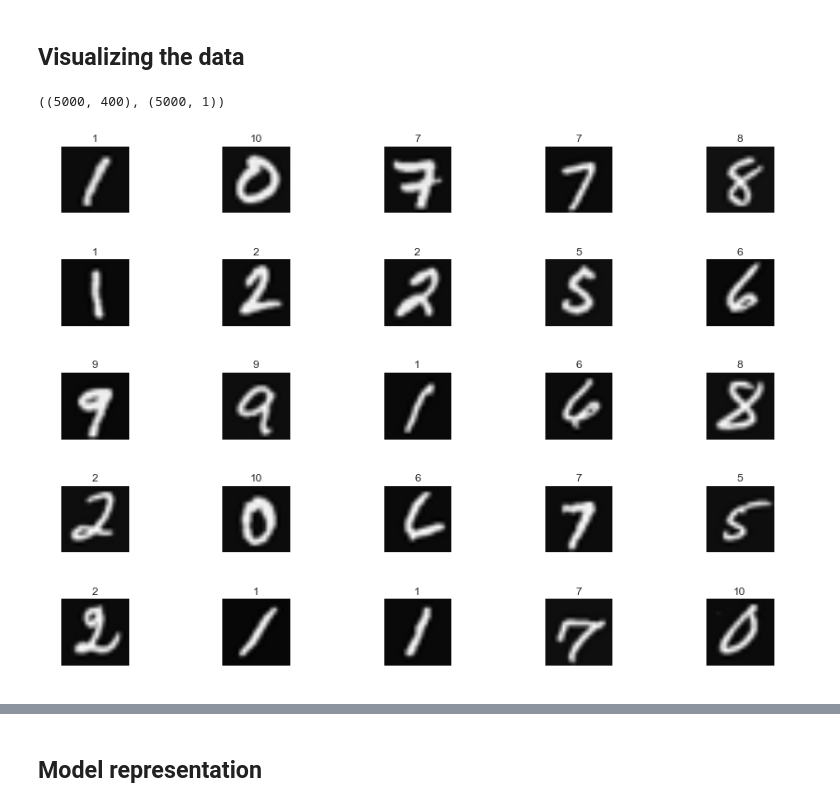
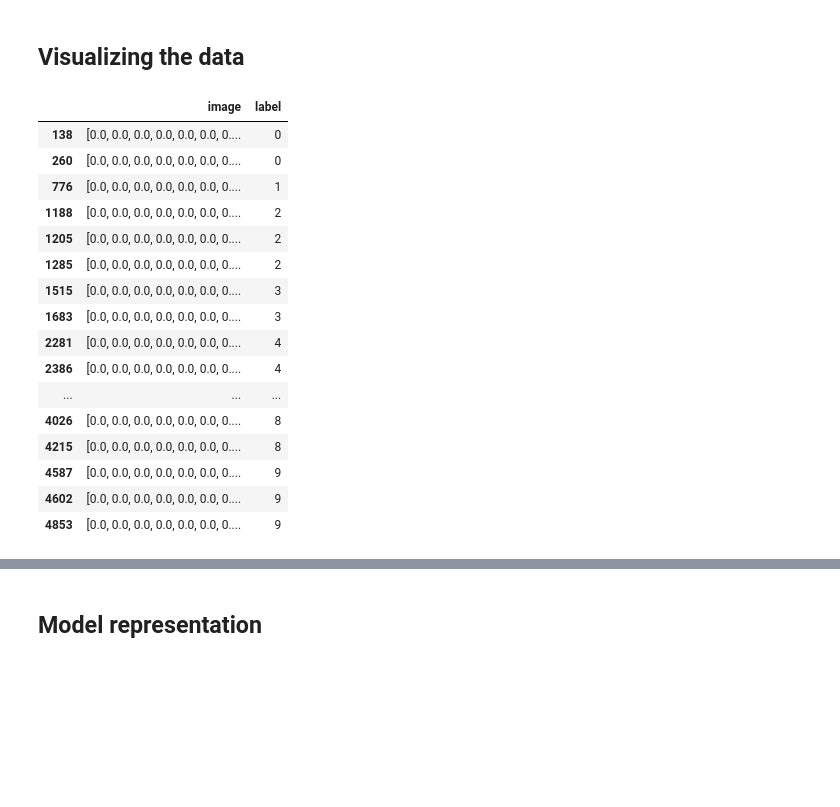
Before and after one commit to uents/coursera-ml, a Jupyter notebook: week05/neural_network_learning.ipynb, the cells around one changed output, grey strips where cells are left out. Cells and saved outputs as stored; diff of their text form; code cells hidden in the pictures; blank space fills up the shorter version.

```diff
--- a/week05/neural_network_learning.ipynb
+++ b/week05/neural_network_learning.ipynb
@@ -19,8 +22,0 @@ plt.rcParams['figure.figsize'] = (15.0, 10.0)   # 図を大きく表示
-# %%
-dataset = loadmat('ex4data1.mat')
-X = dataset['X']
-y = dataset['y']
-
-X.shape, y.shape
-# %% [output]
-((5000, 400), (5000, 1))
@@ -27 +30,23 @@ X.shape, y.shape
+# %%
+# ランダムに抽出して表示
+ixs = sorted(np.random.randint(0, len(train_frame['label']), 20))
+train_frame.take(ixs)
+# %% [output]
+|  | image | label |
+| 138 | [0.0, 0.0, 0.0, 0.0, 0.0, 0.0, 0.... | 0 |
+| 260 | [0.0, 0.0, 0.0, 0.0, 0.0, 0.0, 0.... | 0 |
+| 776 | [0.0, 0.0, 0.0, 0.0, 0.0, 0.0, 0.... | 1 |
+| 1188 | [0.0, 0.0, 0.0, 0.0, 0.0, 0.0, 0.... | 2 |
+| 1205 | [0.0, 0.0, 0.0, 0.0, 0.0, 0.0, 0.... | 2 |
+| 1285 | [0.0, 0.0, 0.0, 0.0, 0.0, 0.0, 0.... | 2 |
+| 1515 | [0.0, 0.0, 0.0, 0.0, 0.0, 0.0, 0.... | 3 |
+| 1683 | [0.0, 0.0, 0.0, 0.0, 0.0, 0.0, 0.... | 3 |
+| 2281 | [0.0, 0.0, 0.0, 0.0, 0.0, 0.0, 0.... | 4 |
+| 2386 | [0.0, 0.0, 0.0, 0.0, 0.0, 0.0, 0.... | 4 |
+| ... | ... | ... |
+| 4026 | [0.0, 0.0, 0.0, 0.0, 0.0, 0.0, 0.... | 8 |
+| 4215 | [0.0, 0.0, 0.0, 0.0, 0.0, 0.0, 0.... | 8 |
+| 4587 | [0.0, 0.0, 0.0, 0.0, 0.0, 0.0, 0.... | 9 |
+| 4602 | [0.0, 0.0, 0.0, 0.0, 0.0, 0.0, 0.... | 9 |
+| 4853 | [0.0, 0.0, 0.0, 0.0, 0.0, 0.0, 0.... | 9 |
 # %%
@@ -45,7 +68,0 @@ def display_data(images, labels, indexes):
-# %%
-labels = y.ravel().tolist()
-indexes = np.random.randint(0, len(labels), (25, 1))
-display_data(X, labels, indexes)
-plt.savefig('week05_dataset.png')
-# %% [output]
-[figure, removed]
```
Also changed, not shown: parts of 20 cells of this notebook, 1 other file.
